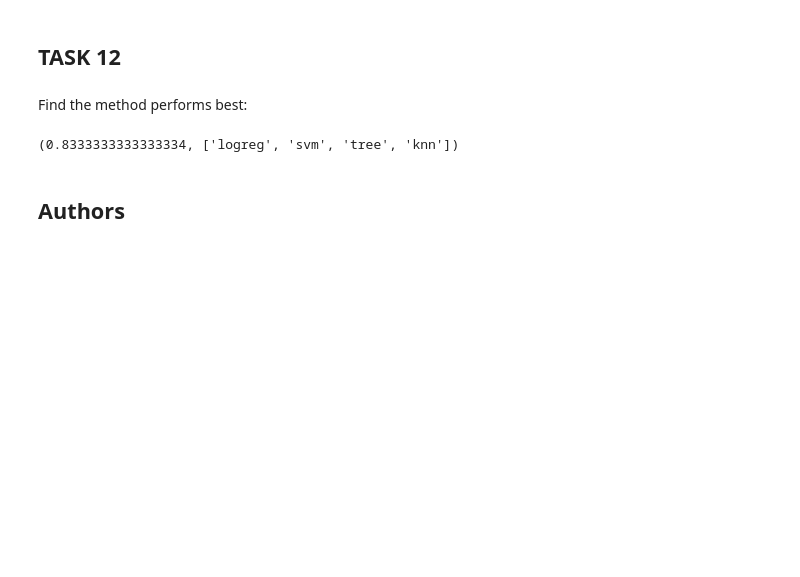
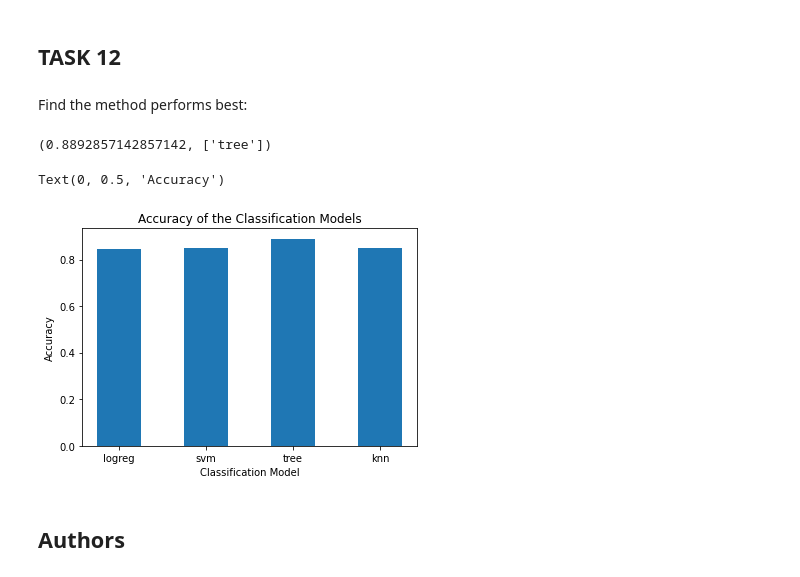
Before and after one commit to atobate/IBM_DS_Capstone, a Jupyter notebook: ML_Classification_L5.ipynb, the cells around one changed output. Saved outputs shown, nothing was run; the diff lists cells and outputs as text; code cells hidden in the pictures; blank space fills up the shorter version.

```diff
--- a/ML_Classification_L5.ipynb
+++ b/ML_Classification_L5.ipynb
@@ -327,10 +327,10 @@ acc_test = [logreg_accuracy_test, svm_accuracy_test, tree_accuracy_test, knn_acc
 methods_str = ['logreg','svm','tree','knn']
 best_score=0
 best_index=[]
-#for index, method in enumerate(methods):   #check best method based on the performance on the training data
-for index, at in enumerate(acc_test):     #check best method based on the performance on the test data
-    #curr_score = method.best_score_
-    curr_score = at
+for index, method in enumerate(methods):   #check best method based on the performance on the training data
+#for index, at in enumerate(acc_test):     #check best method based on the performance on the test data
+    curr_score = method.best_score_
+    #curr_score = at
     if curr_score >= best_score:
         if curr_score>best_score:
             best_index=[index]
@@ -340,7 +340,23 @@ for index, at in enumerate(acc_test):     #check best method based on the perfor
 
 best_score, [methods_str[i] for i in best_index]   #could also be {}
 # %% [output]
-(0.8333333333333334, ['logreg', 'svm', 'tree', 'knn'])
+(0.8892857142857142, ['tree'])
+# %%
+#bar chart comparing the models' accuracy
+methods_str = ['logreg','svm','tree','knn']
+acc_cv = [logreg_cv.best_score_,svm_cv.best_score_,tree_cv.best_score_,knn_cv.best_score_] #cross_validation scores
+acc_test = [logreg_accuracy_test, svm_accuracy_test, tree_accuracy_test, knn_accuracy_test] #test-evaluation scores
+
+plt.bar(methods_str, acc_cv, width=0.5, align='center')
+#plt.bar(methods_str, acc_test, width=0.5, align='center')
+
+#plt.grid()
+plt.title('Accuracy of the Classification Models')
+plt.xlabel('Classification Model')
+plt.ylabel('Accuracy')
+# %% [output]
+Text(0, 0.5, 'Accuracy')
+[figure, added]
 # %% [markdown]
 ## Authors
 # %% [markdown]
```
Also changed, not shown: parts of 1 cell of this notebook.
